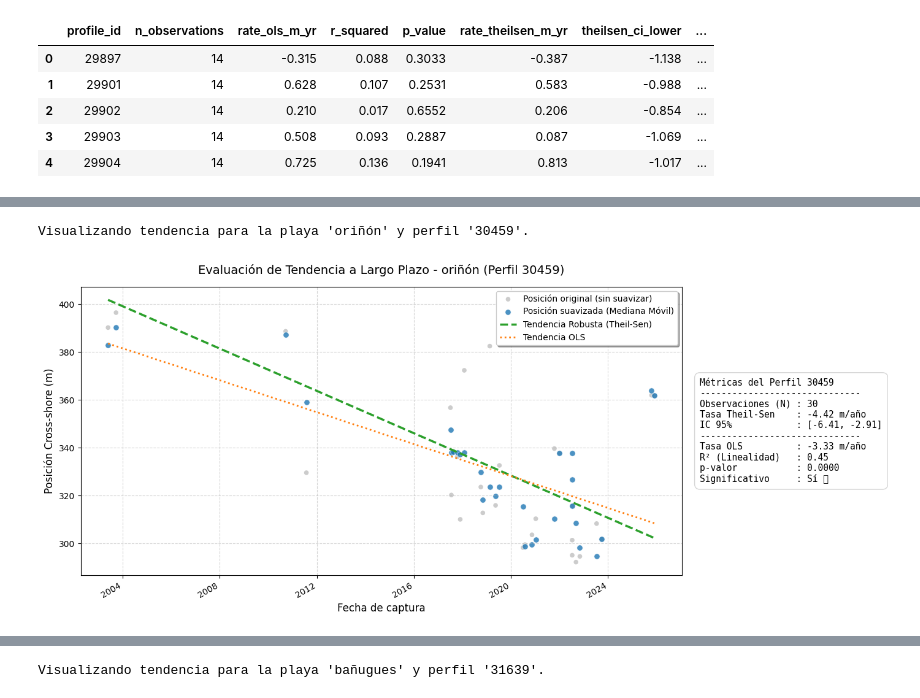
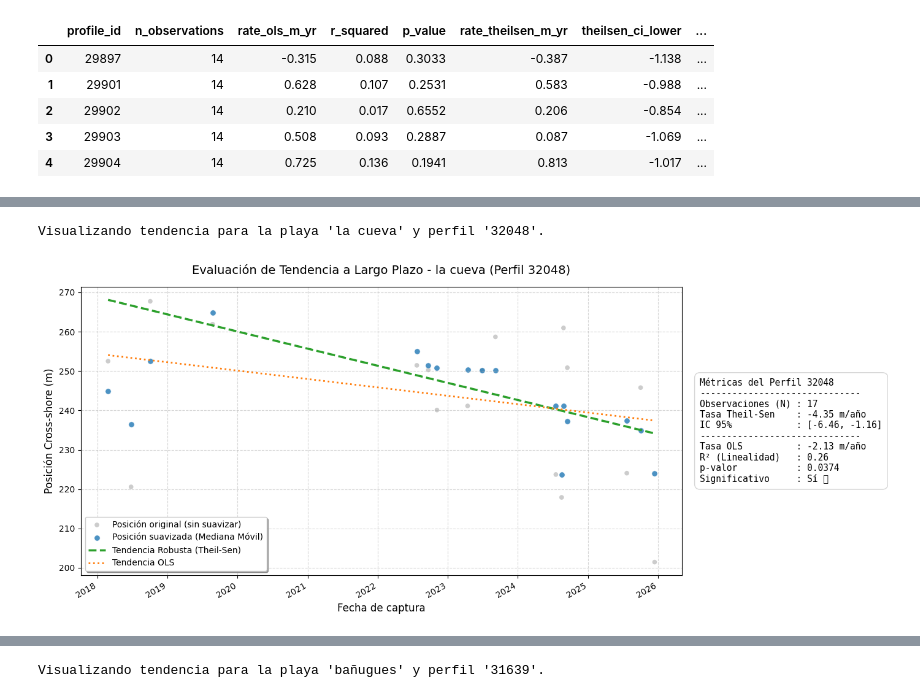
Before and after one commit to AlbertGallegoJimenez/macrotidal_coastal_rates, a Jupyter notebook: nb_test_tasas.ipynb, the cells around one changed output, grey strips where cells are left out. Cells and saved outputs as stored; diff of their text form; code cells hidden in the pictures.

```diff
--- a/nb_test_tasas.ipynb
+++ b/nb_test_tasas.ipynb
@@ -314,0 +313,9 @@ display(tasas_resultados.head())
+# %%
+tasas_resultados['diff_rates'] = abs(tasas_resultados['rate_theilsen_m_yr'] - tasas_resultados['rate_ols_m_yr'])
+tasas_resultados[
+    (tasas_resultados["n_observations"] > 10) &
+    (tasas_resultados["is_significant"])
+    ].sort_values(
+    by='diff_rates',
+    ascending=False
+)
@@ -442,9 +454,9 @@ Visualizando tendencia para la playa 'arrietara- atxabiribil' y perfil '30343'.
 # %%
 visualizar_tendencia_perfil(
     df_suavizado=smoothed_data,
     df_tasas=tasas_resultados,
-    profile_id=30459
+    profile_id=32048
 )
 # %% [output]
-Visualizando tendencia para la playa 'oriñón' y perfil '30459'.
+Visualizando tendencia para la playa 'la cueva' y perfil '32048'.
-[figure, old version]
+[figure, new version]
```
Also changed, not shown: parts of 5 cells of this notebook.
